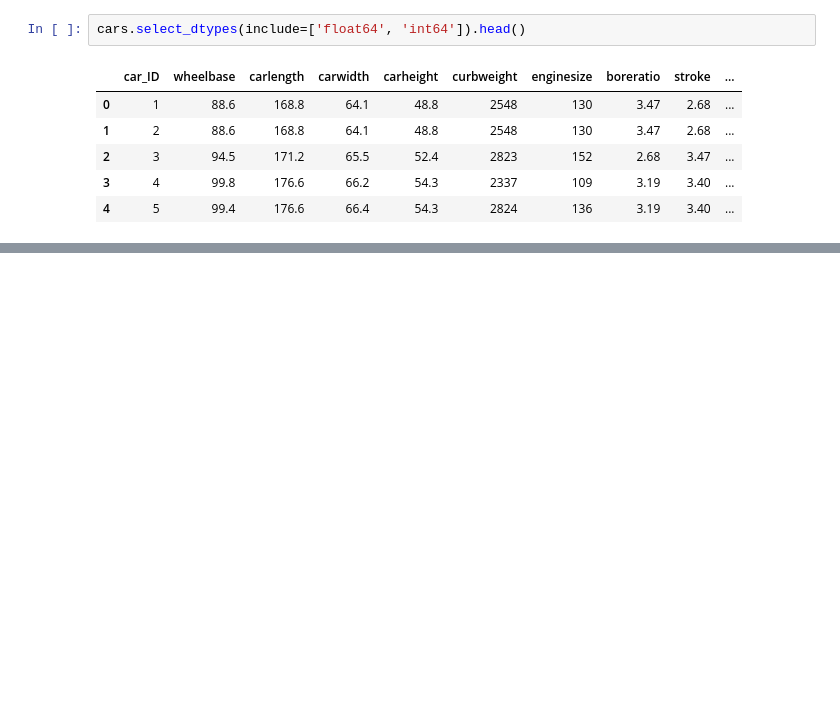
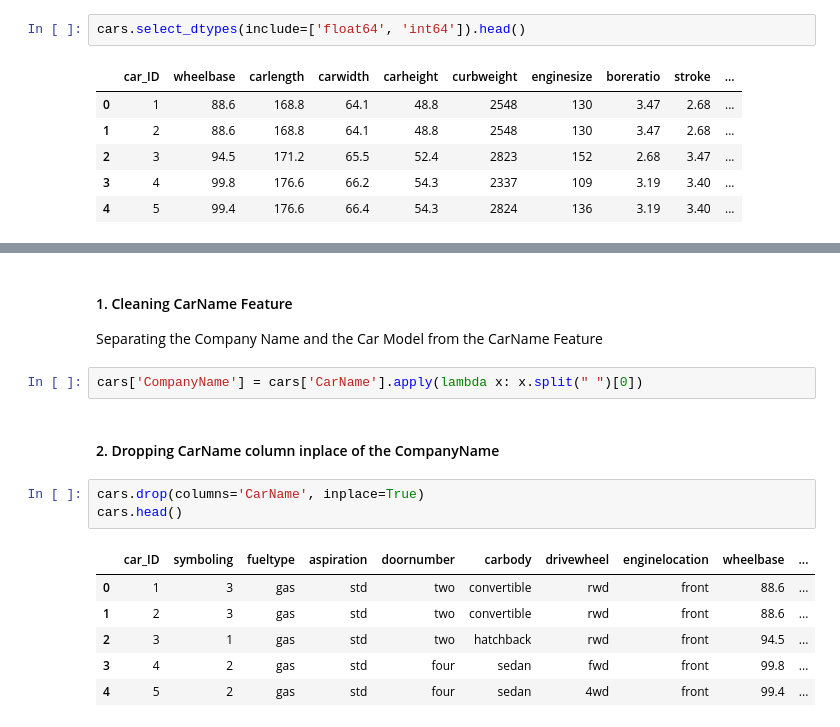
Before and after one commit to t1pen/MeXEE402_Midterms_StephenGabrielAlojado_JairusSunga, a Jupyter notebook: Linear Regression/CarPrice_Linear_Regression.ipynb, the cells around one changed output, grey strips where cells are left out. Drawn from its saved outputs; the diff is of its cells as text; blank space fills up the shorter version.

```diff
--- a/Linear Regression/CarPrice_Linear_Regression.ipynb
+++ b/Linear Regression/CarPrice_Linear_Regression.ipynb
@@ -167,0 +171,18 @@ cars.select_dtypes(include=['float64', 'int64']).head()
+# %% [markdown]
+#### 1. Cleaning CarName Feature
+
+Separating the Company Name and the Car Model from the CarName Feature
+# %%
+cars['CompanyName'] = cars['CarName'].apply(lambda x: x.split(" ")[0])
+# %% [markdown]
+#### 2. Dropping CarName column inplace of the CompanyName
+# %%
+cars.drop(columns='CarName', inplace=True)
+cars.head()
+# %% [output]
+|  | car_ID | symboling | fueltype | aspiration | doornumber | carbody | drivewheel | enginelocation | wheelbase | ... |
+| 0 | 1 | 3 | gas | std | two | convertible | rwd | front | 88.6 | ... |
+| 1 | 2 | 3 | gas | std | two | convertible | rwd | front | 88.6 | ... |
+| 2 | 3 | 1 | gas | std | two | hatchback | rwd | front | 94.5 | ... |
+| 3 | 4 | 2 | gas | std | four | sedan | fwd | front | 99.8 | ... |
+| 4 | 5 | 2 | gas | std | four | sedan | 4wd | front | 99.4 | ... |
```
Also changed, not shown: parts of 7 cells of this notebook.
